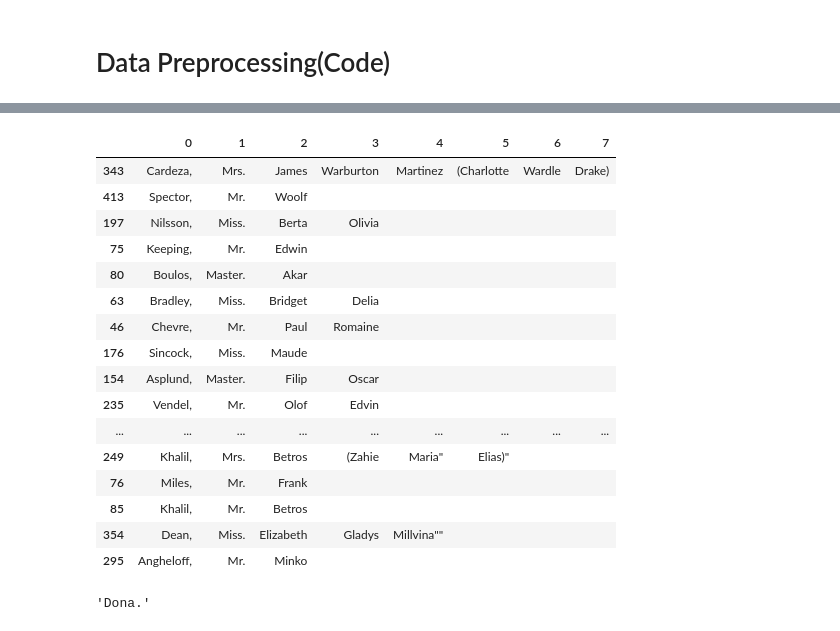
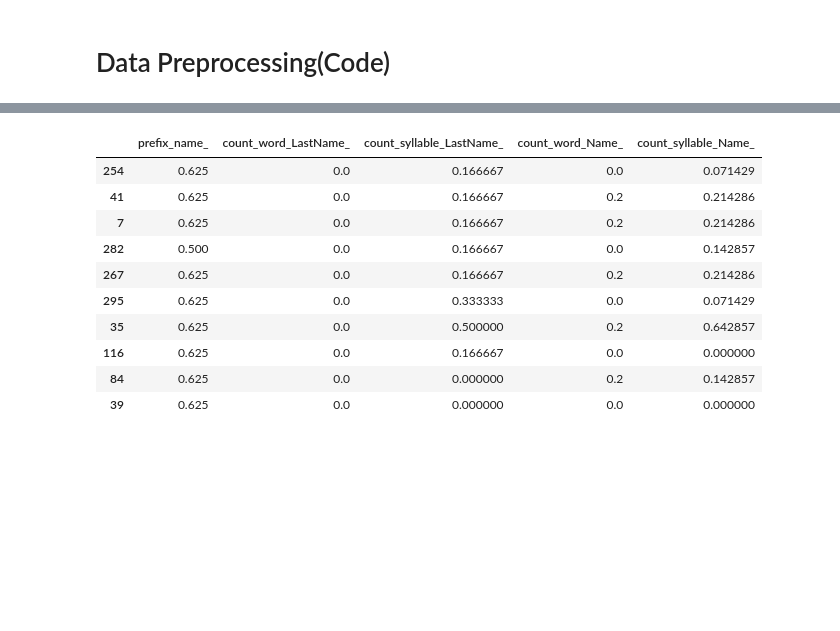
Before and after one commit to chaiwat47/CP3-Chaiwat-Klaewwigkij, a Jupyter notebook: My_Project/Road_to_data_sci/TitanicName_Predict/Deployment_Titanic_prediction_byName.ipynb, the cells around one changed output, grey strips where cells are left out. Cells and saved outputs as stored; diff of their text form; code cells hidden in the pictures; blank space fills up the shorter version.

```diff
--- a/My_Project/Road_to_data_sci/TitanicName_Predict/Deployment_Titanic_prediction_byName.ipynb
+++ b/My_Project/Road_to_data_sci/TitanicName_Predict/Deployment_Titanic_prediction_byName.ipynb
@@ -3,9 +3,12 @@
 # %%
 import pandas as pd
 import numpy as np
+import warnings
+warnings.filterwarnings('ignore')
+from  sklearn.feature_extraction.text import TfidfVectorizer
 
 Titanic_data = 'Titanic/test.csv' # เก็บชื่อที่อยู่ไฟล์
-cols = ['Name', 'survived'] # คอลัมน์ที่ต้องการใช้
 df = pd.read_csv(Titanic_data) # โหลดไฟล์
 df.head(100) # preview
+df.loc[304]
 # %% [output]
@@ -48 +192,12 @@ X = X_test
+# %%
+#ทำ labelencoding สำหรับ X (input)
+import warnings
+warnings.filterwarnings('ignore')
+from sklearn.preprocessing import LabelEncoder
+
+def labelEncode(data, columns):
+    for i in columns:
+#         print(i)
+        lb = LabelEncoder().fit_transform(data[i])
+        data[i + '_'] = lb
 # %% [markdown]
@@ -125,4 +400,4 @@ def preprocessing(X):
 # %%
-df_text = preprocessing(X_test)
+df_text = preprocessing(X)
 # %%
 len(X)
@@ -134,24 +420,16 @@ len(Prefix_list)
 # %%
-df_text.sample(20) # ที่ index 414
+df_text.sample(10) # ที่ index 414
 # %% [output]
-|  | 0 | 1 | 2 | 3 | 4 | 5 | 6 | 7 |
-| 343 | Cardeza, | Mrs. | James | Warburton | Martinez | (Charlotte | Wardle | Drake) |
-| 413 | Spector, | Mr. | Woolf |  |  |  |  |  |
-| 197 | Nilsson, | Miss. | Berta | Olivia |  |  |  |  |
-| 75 | Keeping, | Mr. | Edwin |  |  |  |  |  |
-| 80 | Boulos, | Master. | Akar |  |  |  |  |  |
-| 63 | Bradley, | Miss. | Bridget | Delia |  |  |  |  |
-| 46 | Chevre, | Mr. | Paul | Romaine |  |  |  |  |
-| 176 | Sincock, | Miss. | Maude |  |  |  |  |  |
-| 154 | Asplund, | Master. | Filip | Oscar |  |  |  |  |
-| 235 | Vendel, | Mr. | Olof | Edvin |  |  |  |  |
-| ... | ... | ... | ... | ... | ... | ... | ... | ... |
-| 249 | Khalil, | Mrs. | Betros | (Zahie | Maria" | Elias)" |  |  |
-| 76 | Miles, | Mr. | Frank |  |  |  |  |  |
-| 85 | Khalil, | Mr. | Betros |  |  |  |  |  |
-| 354 | Dean, | Miss. | Elizabeth | Gladys | Millvina"" |  |  |  |
-| 295 | Angheloff, | Mr. | Minko |  |  |  |  |  |
+|  | prefix_name_ | count_word_LastName_ | count_syllable_LastName_ | count_word_Name_ | count_syllable_Name_ |
+| 254 | 0.625 | 0.0 | 0.166667 | 0.0 | 0.071429 |
+| 41 | 0.625 | 0.0 | 0.166667 | 0.2 | 0.214286 |
+| 7 | 0.625 | 0.0 | 0.166667 | 0.2 | 0.214286 |
+| 282 | 0.500 | 0.0 | 0.166667 | 0.0 | 0.142857 |
+| 267 | 0.625 | 0.0 | 0.166667 | 0.2 | 0.214286 |
+| 295 | 0.625 | 0.0 | 0.333333 | 0.0 | 0.071429 |
+| 35 | 0.625 | 0.0 | 0.500000 | 0.2 | 0.642857 |
+| 116 | 0.625 | 0.0 | 0.166667 | 0.0 | 0.000000 |
+| 84 | 0.625 | 0.0 | 0.000000 | 0.2 | 0.142857 |
+| 39 | 0.625 | 0.0 | 0.000000 | 0.0 | 0.000000 |
 # %%
-df_text[3].loc[414]
+#df_text.loc[414]
-# %% [output]
-'Dona.'
```
Also changed, not shown: parts of 19 cells of this notebook, 3 other files.
